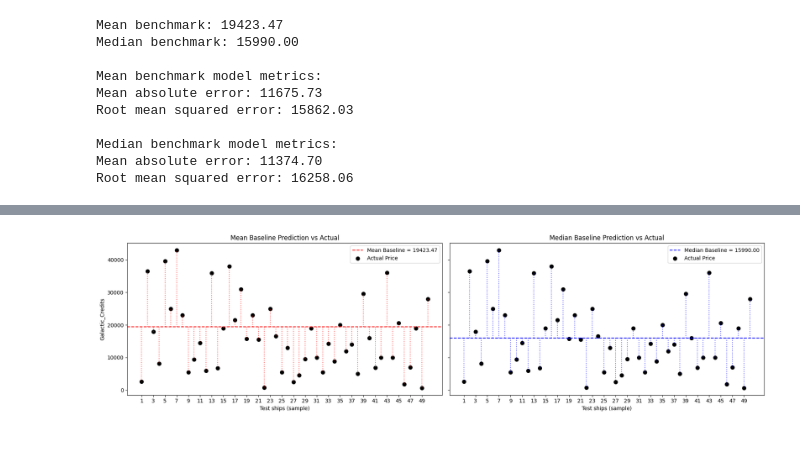
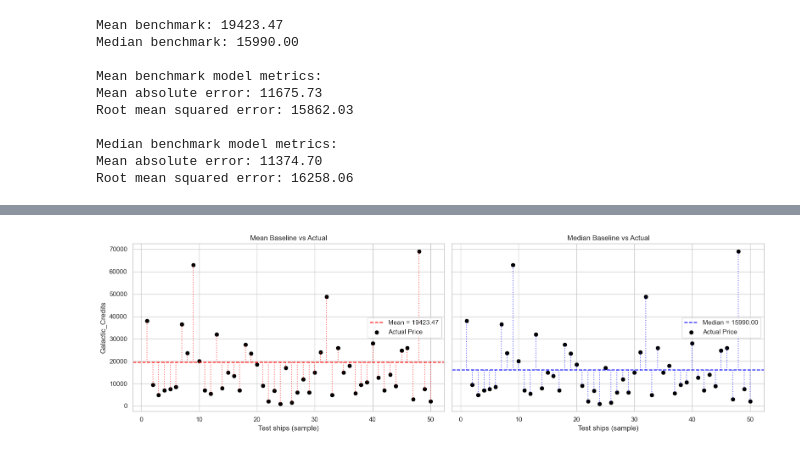
Before and after one commit to strmzi-git/jupyter-exam-03, a Jupyter notebook: DS-Assignment.ipynb, the cells around one changed output, grey strips where cells are left out. Saved outputs shown, nothing was run; the diff lists cells and outputs as text; code cells hidden in the pictures.

```diff
--- a/DS-Assignment.ipynb
+++ b/DS-Assignment.ipynb
@@ -319,42 +294,35 @@ Root mean squared error: 16258.06
 # %%
-# Create a sample of 50 test ships
-n = 50
-rng = np.random.default_rng(1)
-idx = rng.choice(len(y_test), size=min(n, len(y_test)), replace=False)
+sns.set_theme(style="whitegrid")
 
-actual = y_test.iloc[idx]
+actual = y_test.sample(n=50, random_state=1)
 x = np.arange(1, len(actual) + 1)
 
-# Set up a figure with 2 plots side-by-side
-fig, (ax1, ax2) = plt.subplots(1, 2, figsize=(18, 5), sharey=True)
+fig, (ax1, ax2) = plt.subplots(1, 2, figsize=(16, 5), sharey=True)
 
-# MEAN
-ax1.axhline(mean_value, color='red', linestyle="--", label=f"Mean Baseline = {mean_value:.2f}")
-ax1.scatter(x, actual, s=50, color='black', label='Actual Price')
 
-for xi, a in zip(x, actual):
-    ax1.plot([xi, xi], [mean_value, a], color='red', linestyle=":", linewidth=1.5, alpha=0.6)
+# mean
+ax1.axhline(mean_value, color='red', linestyle="--", label=f"Mean = {mean_value:.2f}")
+ax1.vlines(x, ymin=mean_value, ymax=actual, color='red', linestyle=":", alpha=0.6)
+sns.scatterplot(x=x, y=actual, s=60, color='black', label='Actual Price', ax=ax1)
 
-ax1.set_xticks(x[::2]) # Show every 2nd tick to avoid crowding
 ax1.set_xlabel("Test ships (sample)")
 ax1.set_ylabel("Galactic_Credits")
-ax1.set_title("Mean Baseline Prediction vs Actual")
+ax1.set_title("Mean Baseline vs Actual")
 ax1.legend()
 
-# MEDIAN
-ax2.axhline(median_value, color='blue', linestyle="--", label=f"Median Baseline = {median_value:.2f}")
-ax2.scatter(x, actual, s=50, color='black', label='Actual Price')
 
-for xi, a in zip(x, actual):
-    ax2.plot([xi, xi], [median_value, a], color='blue', linestyle=":", linewidth=1.5, alpha=0.6)
+# median
+ax2.axhline(median_value, color='blue', linestyle="--", label=f"Median = {median_value:.2f}")
+ax2.vlines(x, ymin=median_value, ymax=actual, color='blue', linestyle=":", alpha=0.6)
+sns.scatterplot(x=x, y=actual, s=60, color='black', label='Actual Price', ax=ax2)
 
-ax2.set_xticks(x[::2])
 ax2.set_xlabel("Test ships (sample)")
-ax2.set_title("Median Baseline Prediction vs Actual")
+ax2.set_title("Median Baseline vs Actual")
 ax2.legend()
+
 
 plt.tight_layout()
 plt.show()
 # %% [output]
-[figure, old version]
+[figure, new version]
 # %% [markdown]
```
Also changed, not shown: parts of 8 cells of this notebook.
